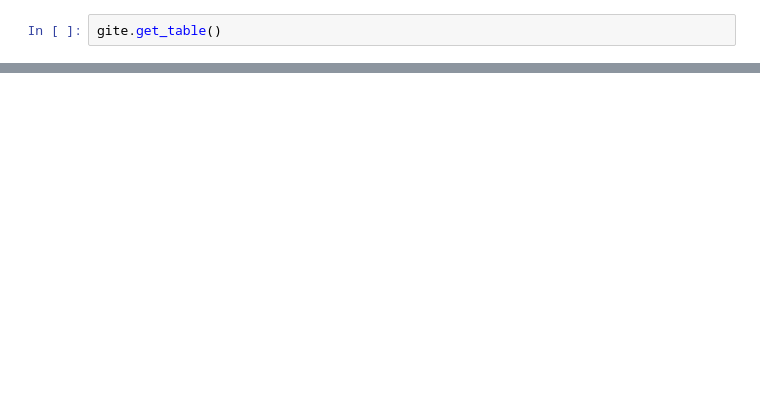
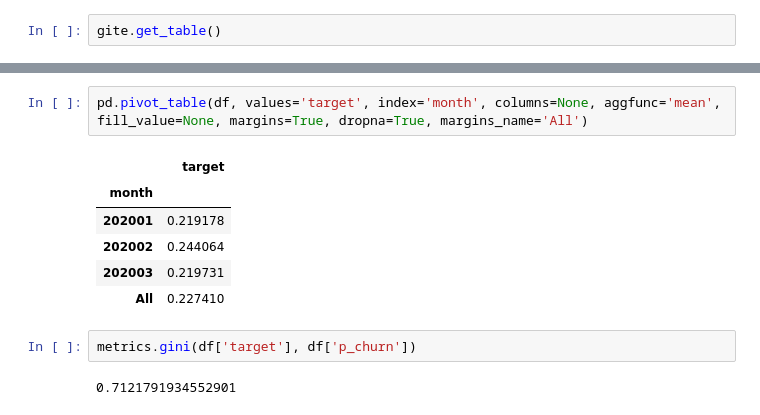
Before and after one commit to Vrboska/mofr, a Jupyter notebook: Testing.ipynb, the cells around one changed output, grey strips where cells are left out. Drawn from its saved outputs; the diff is of its cells as text; blank space fills up the shorter version.

```diff
--- a/Testing.ipynb
+++ b/Testing.ipynb
@@ -388,0 +408,13 @@ gite.get_table()
+# %%
+pd.pivot_table(df, values='target', index='month', columns=None, aggfunc='mean', fill_value=None, margins=True, dropna=True, margins_name='All')
+# %% [output]
+|  | target |
+| month |  |
+| 202001 | 0.219178 |
+| 202002 | 0.244064 |
+| 202003 | 0.219731 |
+| All | 0.227410 |
+# %%
+metrics.gini(df['target'], df['p_churn'])
+# %% [output]
+0.7121791934552901
```
Also changed, not shown: parts of 9 cells of this notebook, 1 other file.
